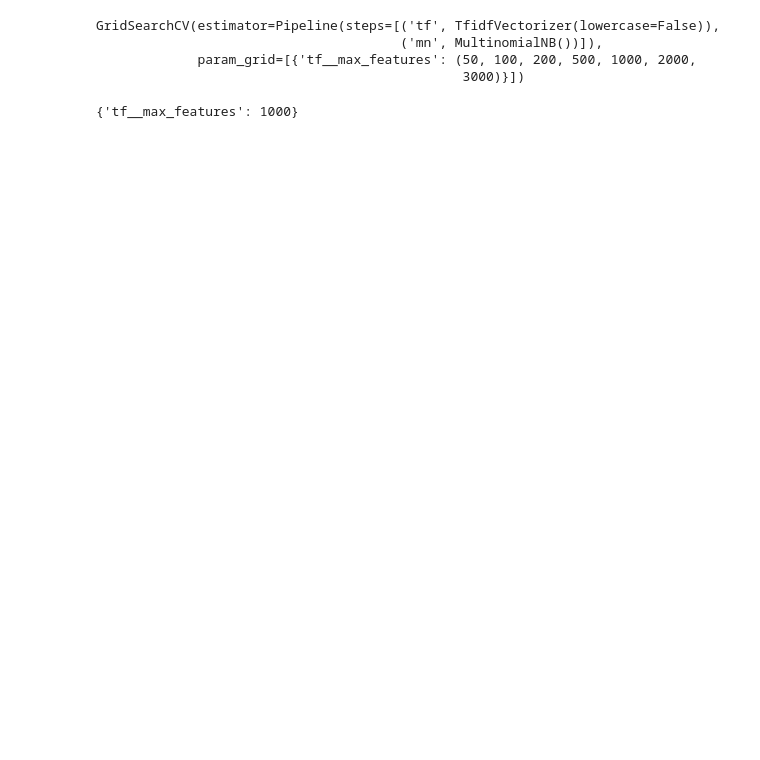
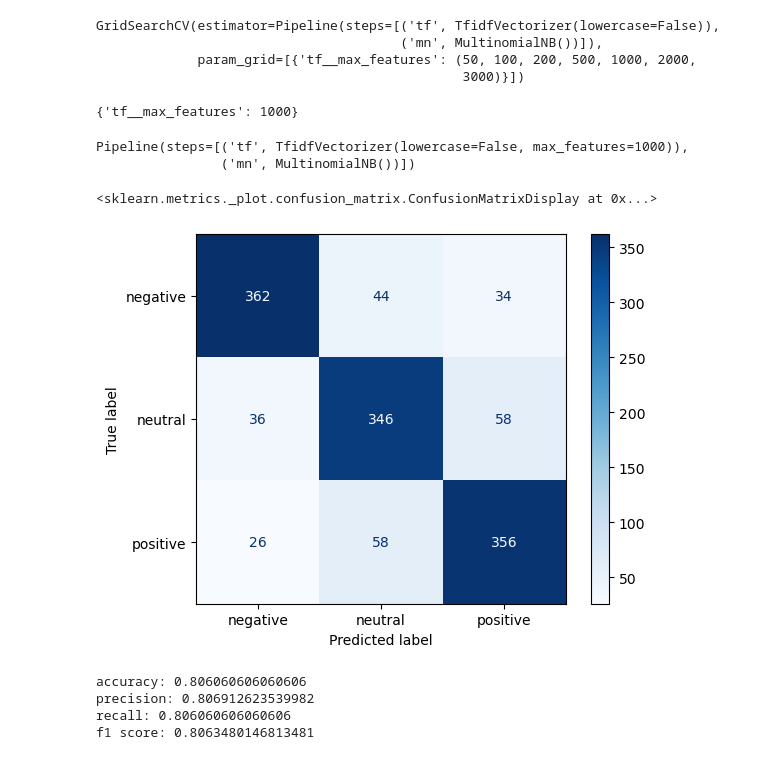
Before and after one commit to Djohnson1313/classifying_tweets, a Jupyter notebook: notebook.ipynb, the cells around one changed output. Saved outputs shown, nothing was run; the diff lists cells and outputs as text; code cells hidden in the pictures; blank space fills up the shorter version.

Commit message:
pipeline

```diff
--- a/notebook.ipynb
+++ b/notebook.ipynb
@@ -786,14 +800,13 @@ grid
 # %%
-pipe = Pipeline([('tf', TfidfVectorizer(lowercase = False))
-                 ,('mn' , MultinomialNB())])
+pipe = Pipeline([('tf', TfidfVectorizer(lowercase = False)),
+                 ('mn' , MultinomialNB())])
 
 params = [{
-    'tf__max_features' : (50, 100, 200, 500, 1000, 2000, 3000)
-}]
+    'tf__max_features' : (50, 100, 200, 500, 1000, 2000, 3000)}]
 
 grid = GridSearchCV(pipe, params)
 # %%
-grid.fit(flat_df_tf_xt, y_train)
+grid.fit(x_under_flat, y_under)
 # %% [output]
 GridSearchCV(estimator=Pipeline(steps=[('tf', TfidfVectorizer(lowercase=False)),
                                        ('mn', MultinomialNB())]),
@@ -806,6 +819,27 @@ grid.best_params_
 # %%
 pipe_2 = Pipeline([('tf', TfidfVectorizer(lowercase = False, max_features = 1000))
                  ,('mn' , MultinomialNB())])
+# %%
+pipe_2.fit(x_under_flat, y_under)
+# %% [output]
+Pipeline(steps=[('tf', TfidfVectorizer(lowercase=False, max_features=1000)),
+                ('mn', MultinomialNB())])
+# %%
+pipe_2_pred = pipe_2.predict(x_under_flat)
+# %%
+cnf_matrix_pipe_2= confusion_matrix(y_under, pipe_2_pred)
+disp_pipe_2 = ConfusionMatrixDisplay(confusion_matrix=cnf_matrix_pipe_2, display_labels = pipe_2.classes_)
+disp_pipe_2.plot(cmap=plt.cm.Blues)
+# %% [output]
+<sklearn.metrics._plot.confusion_matrix.ConfusionMatrixDisplay at 0x...>
+[figure, added]
+# %%
+get_metrics(y_under, pipe_2_pred)
+# %% [output]
+accuracy: 0.806060606060606
+precision: 0.806912623539982
+recall: 0.806060606060606
+f1 score: 0.8063480146813481
 # %%
 flat_df_tf_x_test = [' '.join(doc) for doc in x_test['text_lemmatized']]
 # %%
```
Also changed, not shown: parts of 6 cells of this notebook.
